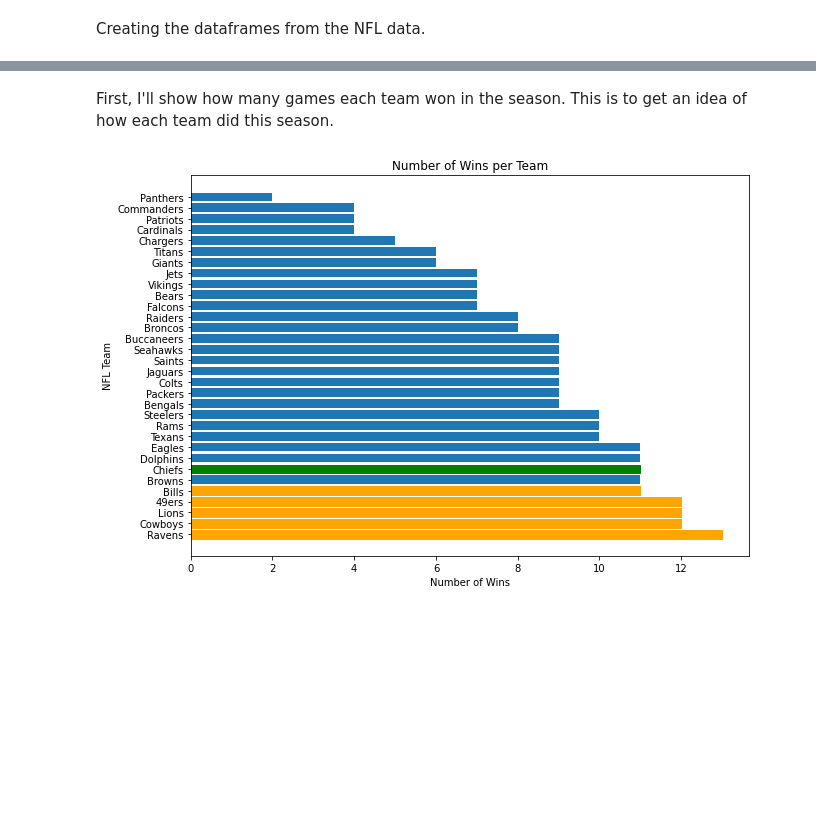
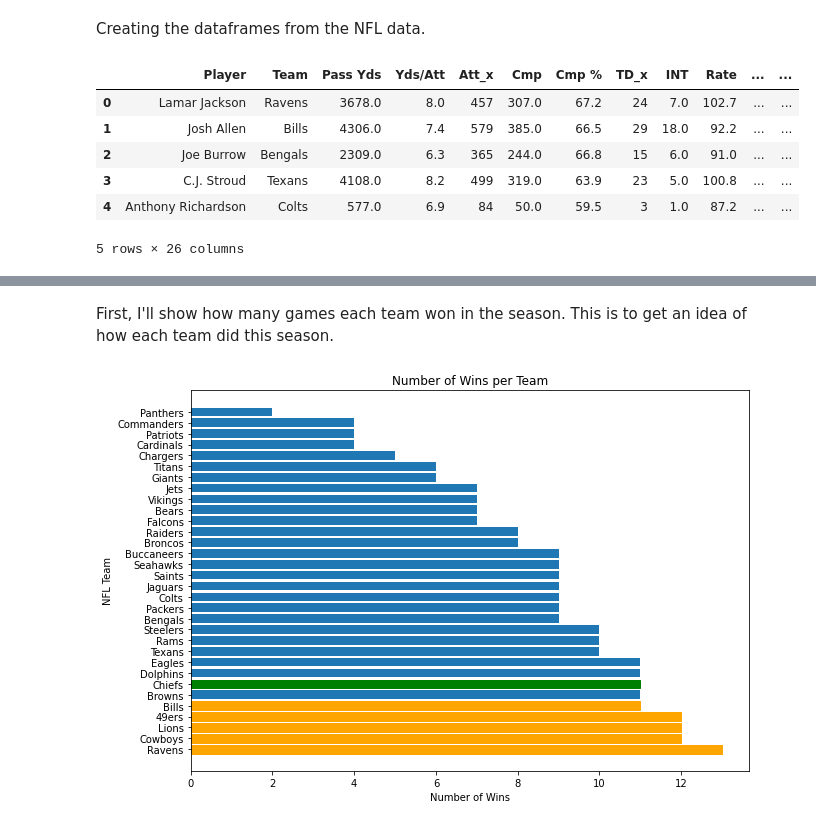
Before and after one commit to derrickdollesin/NFL-Data-Analytics-Project, a Jupyter notebook: Passing versus Rushing.ipynb, the cells around one changed output, grey strips where cells are left out. Saved outputs shown, nothing was run; the diff lists cells and outputs as text; code cells hidden in the pictures; blank space fills up the shorter version.

```diff
--- a/Passing versus Rushing.ipynb
+++ b/Passing versus Rushing.ipynb
@@ -31,3 +31,13 @@ reg_season_data = pd.read_csv("Next Level Data Project - 2023 NFL Regular Season
 c1 = reg_season_data.merge(fumbles_data, left_on="NFL Team", right_on="Team")
 c2 = c1.merge(rushing_data, left_on="NFL Team", right_on="Team")
 teams_data = c2.merge(passing_data, left_on="NFL Team", right_on="Team")
+# %%
+qbs_data.head()
+# %% [output]
+|  | Player | Team | Pass Yds | Yds/Att | Att_x | Cmp | Cmp % | TD_x | INT | Rate | ... | ... |
+| 0 | Lamar Jackson | Ravens | 3678.0 | 8.0 | 457 | 307.0 | 67.2 | 24 | 7.0 | 102.7 | ... | ... |
+| 1 | Josh Allen | Bills | 4306.0 | 7.4 | 579 | 385.0 | 66.5 | 29 | 18.0 | 92.2 | ... | ... |
+| 2 | Joe Burrow | Bengals | 2309.0 | 6.3 | 365 | 244.0 | 66.8 | 15 | 6.0 | 91.0 | ... | ... |
+| 3 | C.J. Stroud | Texans | 4108.0 | 8.2 | 499 | 319.0 | 63.9 | 23 | 5.0 | 100.8 | ... | ... |
+| 4 | Anthony Richardson | Colts | 577.0 | 6.9 | 84 | 50.0 | 59.5 | 3 | 1.0 | 87.2 | ... | ... |
+5 rows × 26 columns
```
Also changed, not shown: parts of 13 cells of this notebook.
